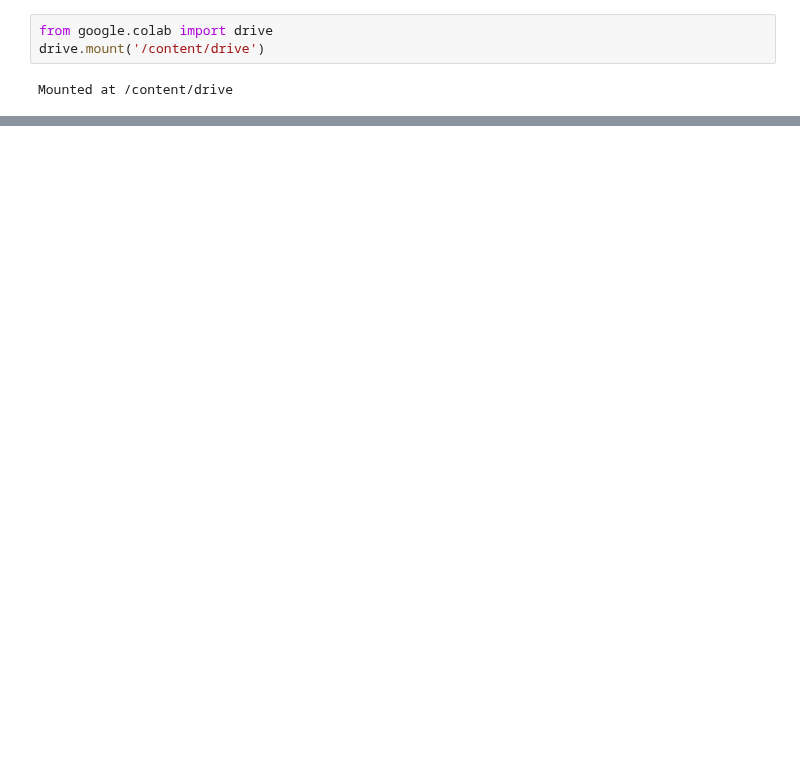
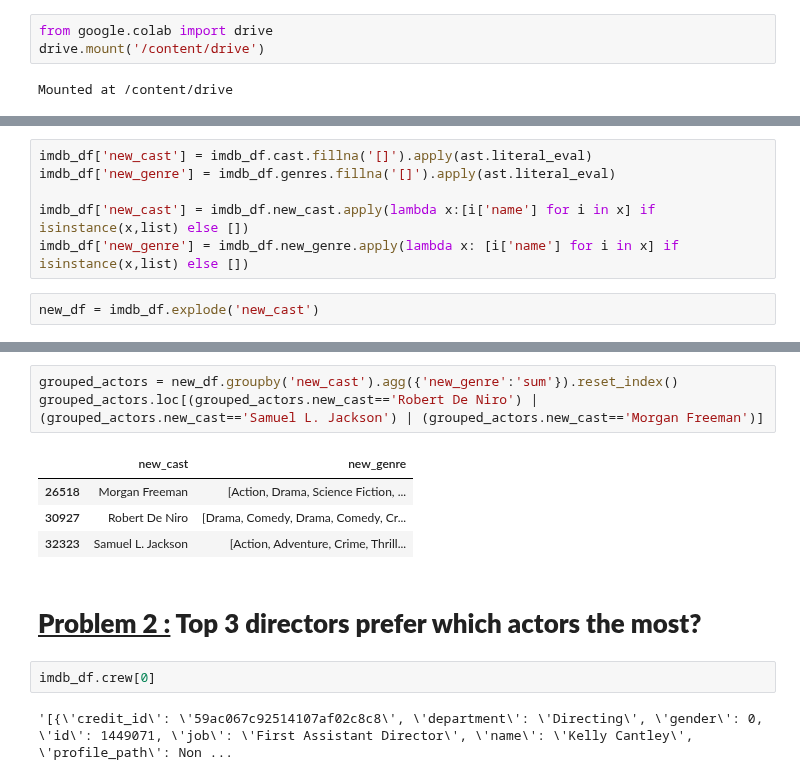
Before and after one commit to Gulzar-khan/Python-Practice, a Jupyter notebook: Data_Wrangling.ipynb, the cells around one changed output, grey strips where cells are left out. Drawn from its saved outputs; the diff is of its cells as text; blank space fills up the shorter version.

```diff
--- a/Data_Wrangling.ipynb
+++ b/Data_Wrangling.ipynb
@@ -26,0 +46,8 @@ Mounted at /content/drive
+# %%
+imdb_df['new_cast'] = imdb_df.cast.fillna('[]').apply(ast.literal_eval)
+imdb_df['new_genre'] = imdb_df.genres.fillna('[]').apply(ast.literal_eval)
+
+imdb_df['new_cast'] = imdb_df.new_cast.apply(lambda x:[i['name'] for i in x] if isinstance(x,list) else [])
+imdb_df['new_genre'] = imdb_df.new_genre.apply(lambda x: [i['name'] for i in x] if isinstance(x,list) else [])
+# %%
+new_df = imdb_df.explode('new_cast')
@@ -26,0 +62,14 @@ Mounted at /content/drive
+# %%
+grouped_actors = new_df.groupby('new_cast').agg({'new_genre':'sum'}).reset_index()
+grouped_actors.loc[(grouped_actors.new_cast=='Robert De Niro') | (grouped_actors.new_cast=='Samuel L. Jackson') | (grouped_actors.new_cast=='Morgan Freeman')]
+# %% [output]
+|  | new_cast | new_genre |
+| 26518 | Morgan Freeman | [Action, Drama, Science Fiction, ... |
+| 30927 | Robert De Niro | [Drama, Comedy, Drama, Comedy, Cr... |
+| 32323 | Samuel L. Jackson | [Action, Adventure, Crime, Thrill... |
+# %% [markdown]
+# <b><u> Problem 2 :</u> Top 3 directors prefer which actors the most?
+# %%
+imdb_df.crew[0]
+# %% [output]
+'[{\'credit_id\': \'59ac067c92514107af02c8c8\', \'department\': \'Directing\', \'gender\': 0, \'id\': 1449071, \'job\': \'First Assistant Director\', \'name\': \'Kelly Cantley\', \'profile_path\': Non ...
```
Also changed, not shown: parts of 78 cells of this notebook.
